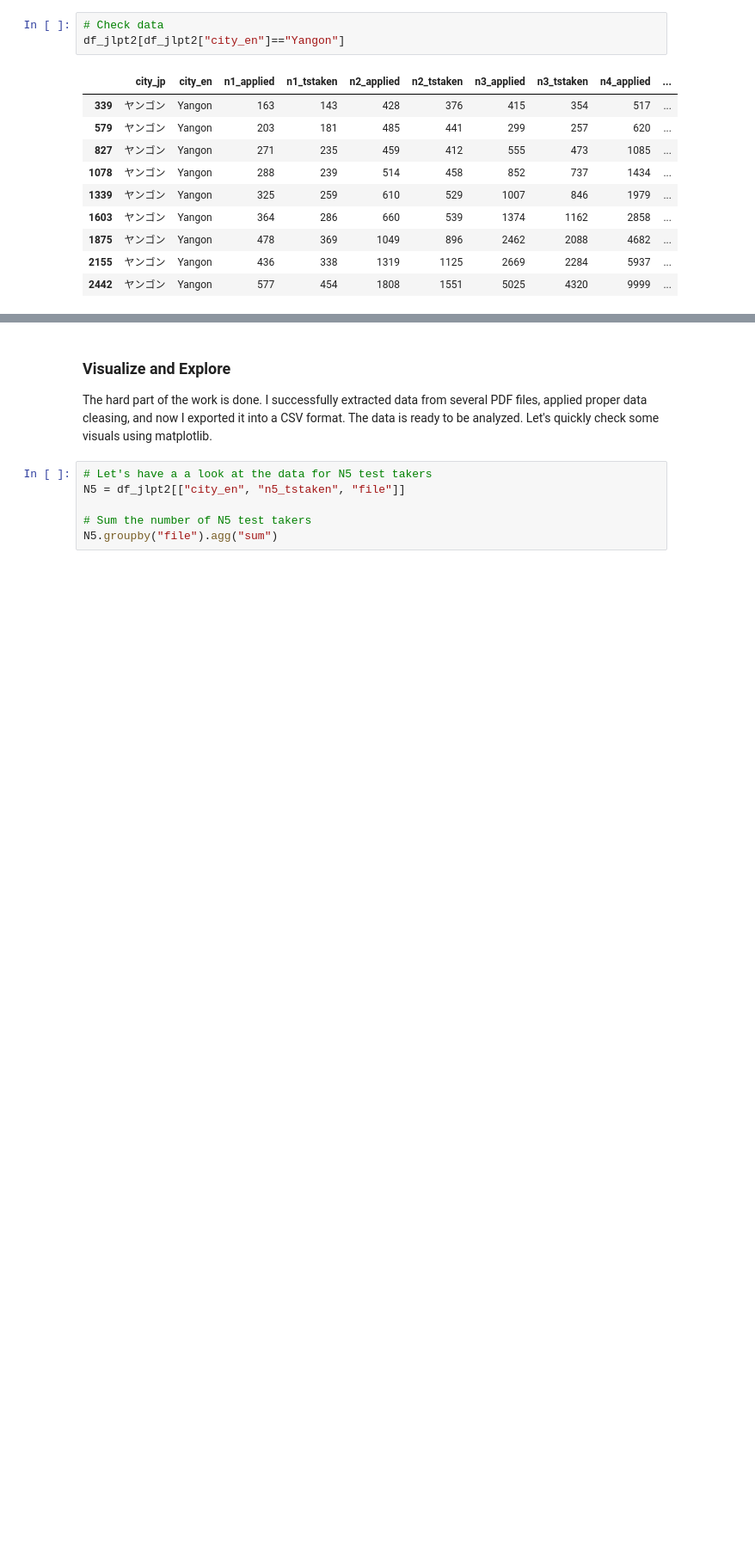
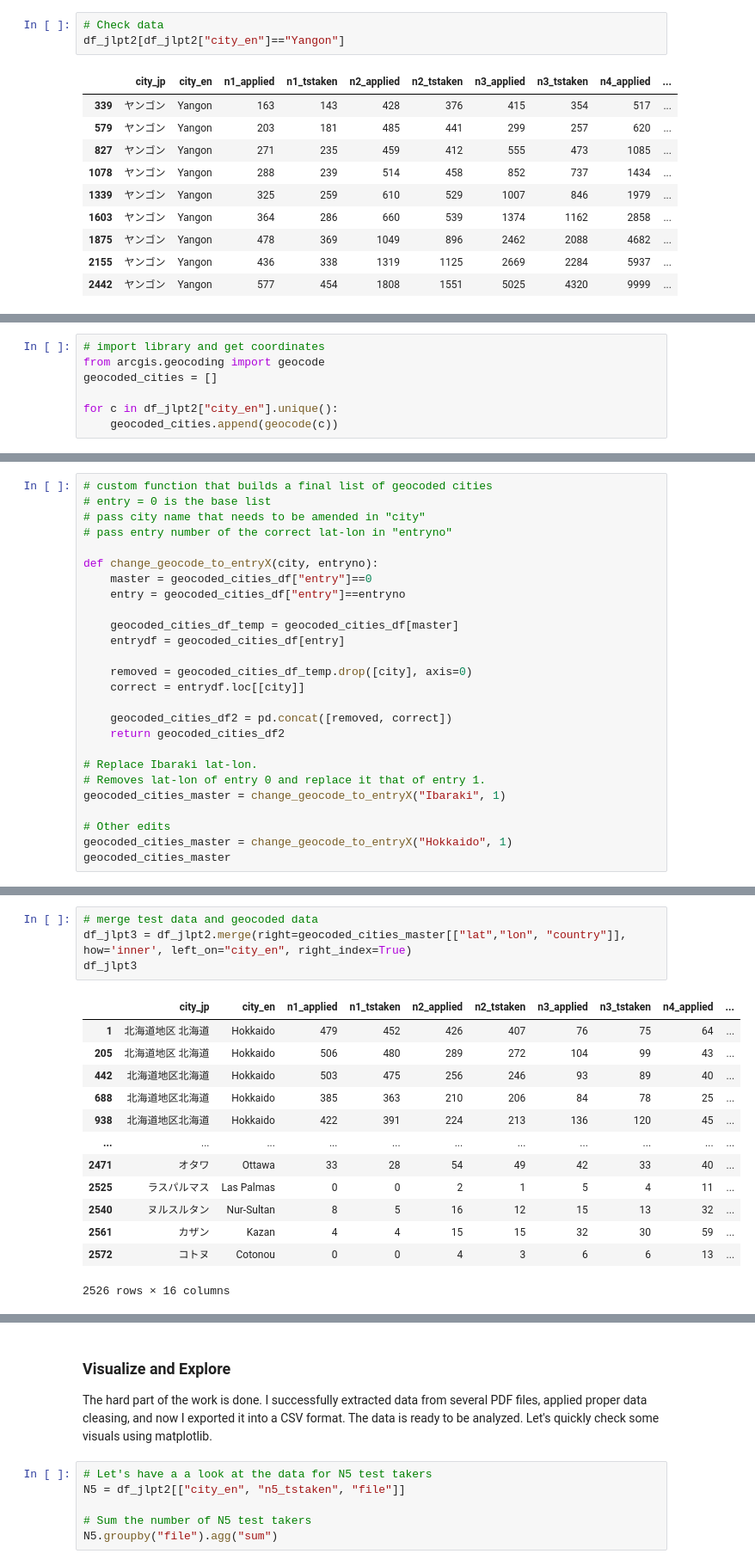
Before and after one commit to brunoochi/my_data_science_notes, a Jupyter notebook: PJ_Matcha/PJ_Matcha.ipynb, the cells around one changed output, grey strips where cells are left out. Shown at 86% size. Saved outputs shown, nothing was run; the diff lists cells and outputs as text; blank space fills up the shorter version.

```diff
--- a/PJ_Matcha/PJ_Matcha.ipynb
+++ b/PJ_Matcha/PJ_Matcha.ipynb
@@ -152,0 +183,7 @@ memory usage: 340.8+ KB
+# %%
+# import library and get coordinates
+from arcgis.geocoding import geocode
+geocoded_cities = []
+
+for c in df_jlpt2["city_en"].unique():
+    geocoded_cities.append(geocode(c))
@@ -152,0 +292,26 @@ memory usage: 340.8+ KB
+# %%
+# custom function that builds a final list of geocoded cities
+# entry = 0 is the base list
+# pass city name that needs to be amended in "city"
+# pass entry number of the correct lat-lon in "entryno"
+
+def change_geocode_to_entryX(city, entryno):
+    master = geocoded_cities_df["entry"]==0
+    entry = geocoded_cities_df["entry"]==entryno
+
+    geocoded_cities_df_temp = geocoded_cities_df[master]
+    entrydf = geocoded_cities_df[entry]
+
+    removed = geocoded_cities_df_temp.drop([city], axis=0)
+    correct = entrydf.loc[[city]]
+
+    geocoded_cities_df2 = pd.concat([removed, correct])
+    return geocoded_cities_df2
+
+# Replace Ibaraki lat-lon.
+# Removes lat-lon of entry 0 and replace it that of entry 1.
+geocoded_cities_master = change_geocode_to_entryX("Ibaraki", 1)
+
+# Other edits
+geocoded_cities_master = change_geocode_to_entryX("Hokkaido", 1)
+geocoded_cities_master
@@ -153,2 +332,20 @@ memory usage: 340.8+ KB
+# %%
+# merge test data and geocoded data
+df_jlpt3 = df_jlpt2.merge(right=geocoded_cities_master[["lat","lon", "country"]], how='inner', left_on="city_en", right_index=True)
+df_jlpt3
+# %% [output]
+|  | city_jp | city_en | n1_applied | n1_tstaken | n2_applied | n2_tstaken | n3_applied | n3_tstaken | n4_applied | ... |
+| 1 | 北海道地区 北海道 | Hokkaido | 479 | 452 | 426 | 407 | 76 | 75 | 64 | ... |
+| 205 | 北海道地区 北海道 | Hokkaido | 506 | 480 | 289 | 272 | 104 | 99 | 43 | ... |
+| 442 | 北海道地区北海道 | Hokkaido | 503 | 475 | 256 | 246 | 93 | 89 | 40 | ... |
+| 688 | 北海道地区北海道 | Hokkaido | 385 | 363 | 210 | 206 | 84 | 78 | 25 | ... |
+| 938 | 北海道地区北海道 | Hokkaido | 422 | 391 | 224 | 213 | 136 | 120 | 45 | ... |
+| ... | ... | ... | ... | ... | ... | ... | ... | ... | ... | ... |
+| 2471 | オタワ | Ottawa | 33 | 28 | 54 | 49 | 42 | 33 | 40 | ... |
+| 2525 | ラスパルマス | Las Palmas | 0 | 0 | 2 | 1 | 5 | 4 | 11 | ... |
+| 2540 | ヌルスルタン | Nur-Sultan | 8 | 5 | 16 | 12 | 15 | 13 | 32 | ... |
+| 2561 | カザン | Kazan | 4 | 4 | 15 | 15 | 32 | 30 | 59 | ... |
+| 2572 | コトヌ | Cotonou | 0 | 0 | 4 | 3 | 6 | 6 | 13 | ... |
+2526 rows × 16 columns
 # %%
 # Data is ready. Let's export to csv.
```
Also changed, not shown: parts of 12 cells of this notebook.
